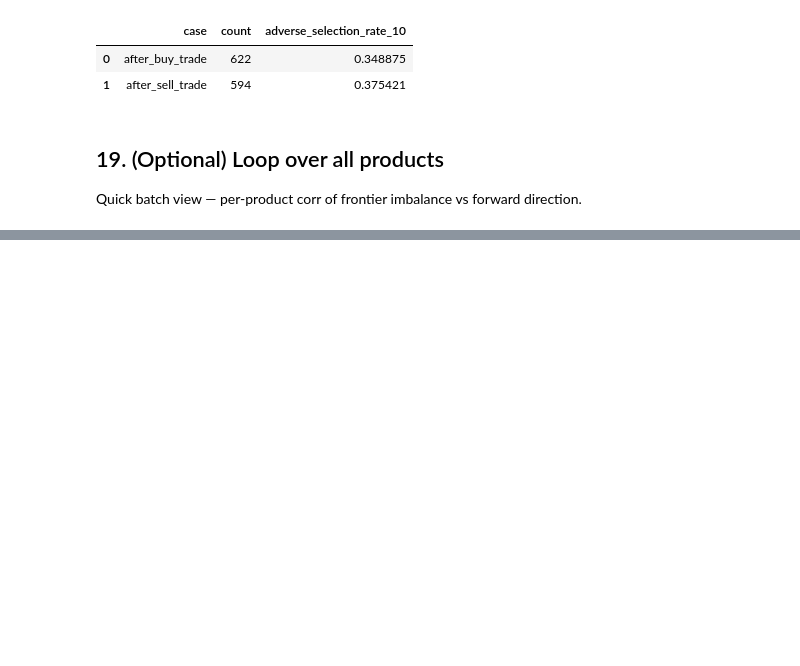
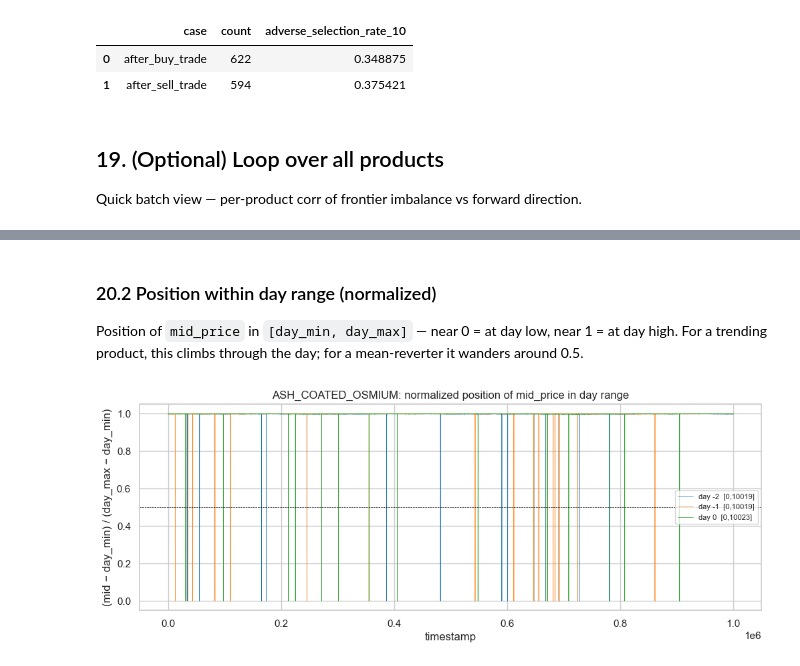
Before and after one commit to Sophbx/imc_prosperity4, a Jupyter notebook: Round1/analysis_v2.ipynb, the cells around one changed output, grey strips where cells are left out. Saved outputs shown, nothing was run; the diff lists cells and outputs as text; code cells hidden in the pictures; blank space fills up the shorter version.

```diff
--- a/Round1/analysis_v2.ipynb
+++ b/Round1/analysis_v2.ipynb
@@ -762,0 +983,24 @@ pd.DataFrame(results).round(6)
+# %% [markdown]
+### 20.2 Position within day range (normalized)
+
+Position of `mid_price` in `[day_min, day_max]` — near 0 = at day low, near 1 = at day high.
+For a trending product, this climbs through the day; for a mean-reverter it wanders around 0.5.
+# %%
+fig, ax = plt.subplots(figsize=(12, 4))
+for d, color in zip(sorted(x["day"].unique()),
+                    sns.color_palette("tab10", n_colors=x["day"].nunique())):
+    s = x[x["day"] == d].sort_values("timestamp")
+    mp = s["mid_price"].to_numpy()
+    lo, hi = np.nanmin(mp), np.nanmax(mp)
+    if hi == lo:
+        continue
+    norm = (mp - lo) / (hi - lo)
+    ax.plot(s["timestamp"].values, norm, lw=0.5, color=color, label=f"day {d}  [{lo:.0f},{hi:.0f}]")
+ax.axhline(0.5, color="k", lw=0.5, ls="--")
+ax.set_ylim(-0.05, 1.05)
+ax.set_title(f"{PRODUCT}: normalized position of mid_price in day range")
+ax.set_xlabel("timestamp"); ax.set_ylabel("(mid − day_min) / (day_max − day_min)")
+ax.legend(fontsize=8)
+plt.show()
+# %% [output]
+[figure, added]
```
Also changed, not shown: parts of 18 cells of this notebook.
